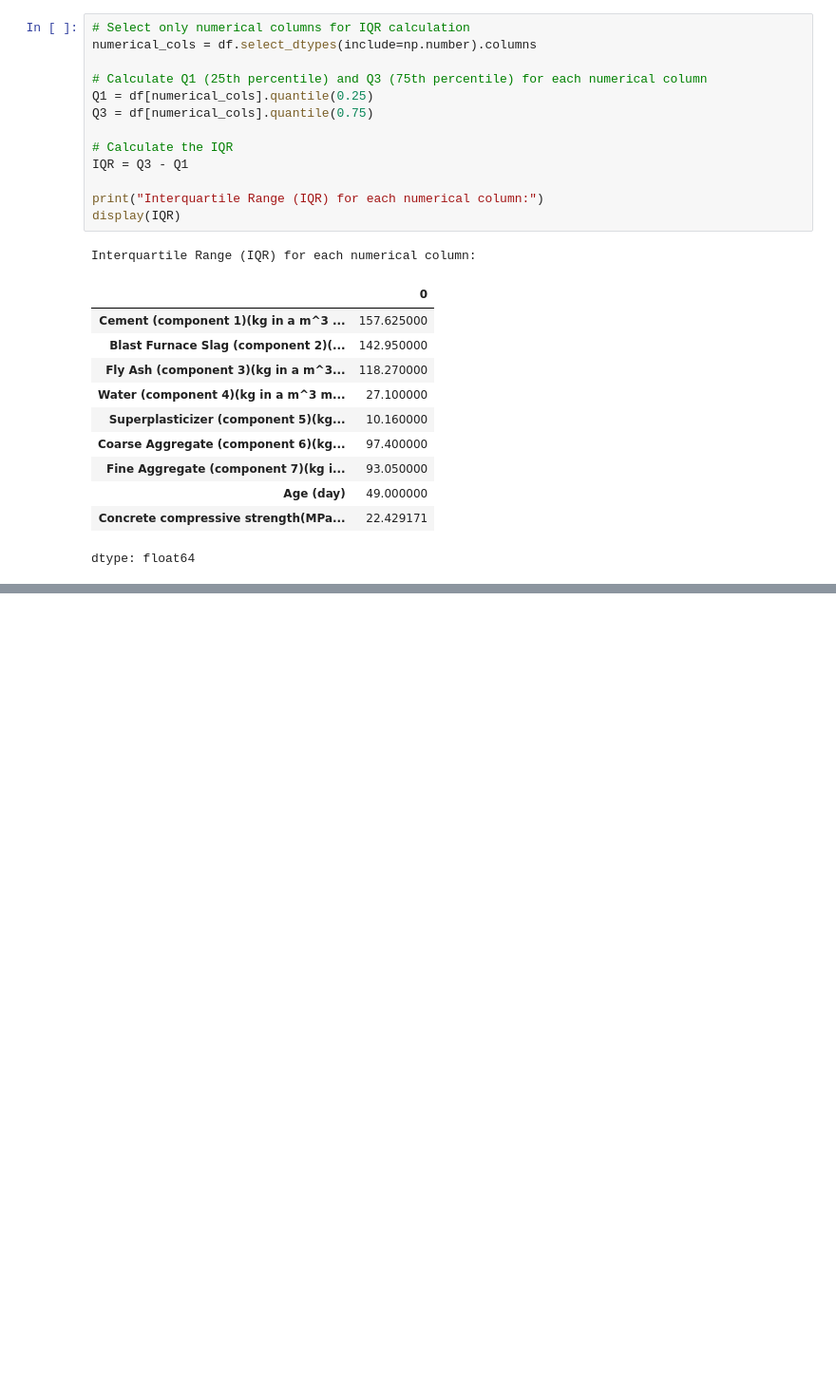
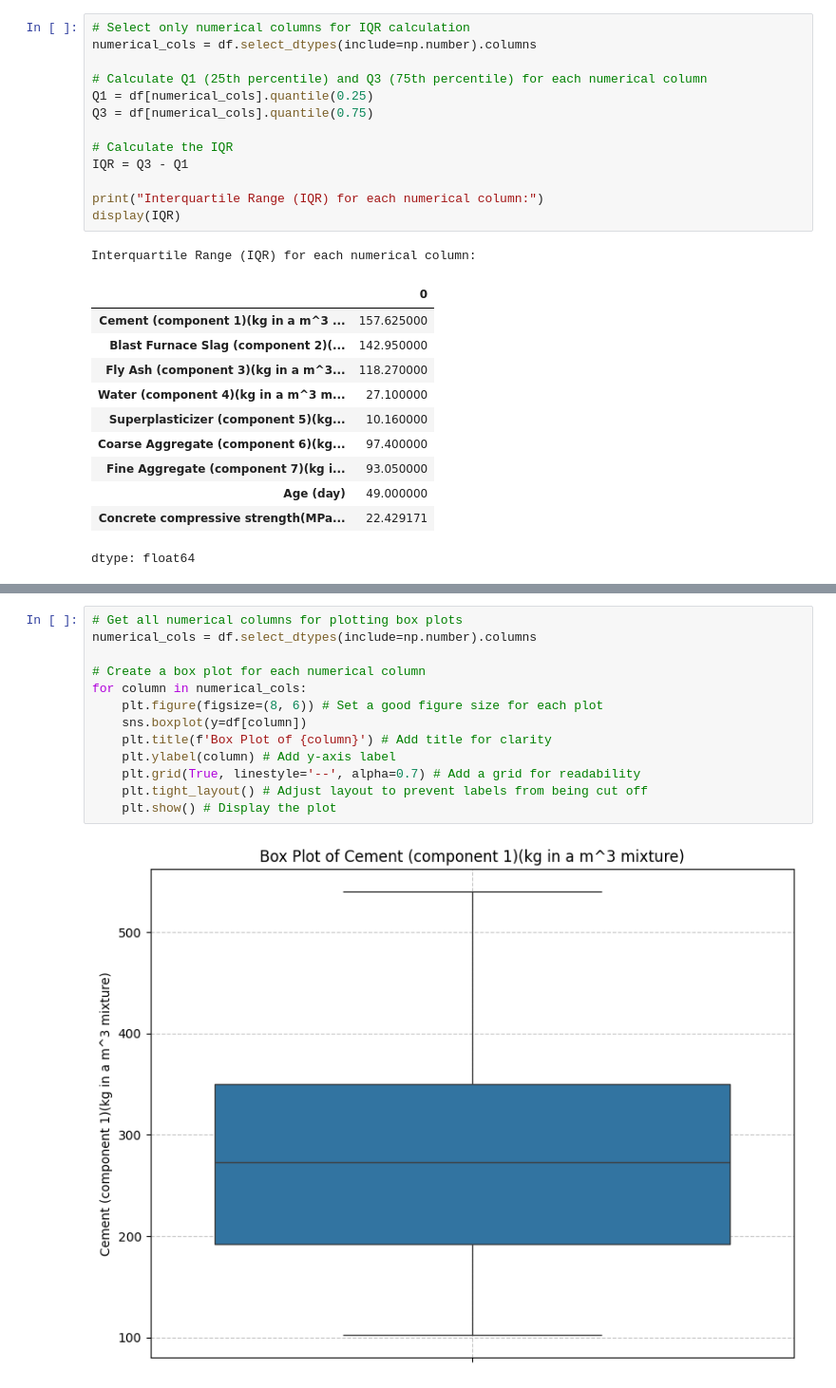
Before and after one commit to AbhishekShah272002/Machine-Learning-Study., a Jupyter notebook: Learning-Labs/Concrete_Data.ipynb, the cells around one changed output, grey strips where cells are left out. Shown at 95% size. Cells and saved outputs as stored; diff of their text form; blank space fills up the shorter version.

```diff
--- a/Learning-Labs/Concrete_Data.ipynb
+++ b/Learning-Labs/Concrete_Data.ipynb
@@ -77,0 +82,15 @@ dtype: float64
+# %%
+# Get all numerical columns for plotting box plots
+numerical_cols = df.select_dtypes(include=np.number).columns
+
+# Create a box plot for each numerical column
+for column in numerical_cols:
+    plt.figure(figsize=(8, 6)) # Set a good figure size for each plot
+    sns.boxplot(y=df[column])
+    plt.title(f'Box Plot of {column}') # Add title for clarity
+    plt.ylabel(column) # Add y-axis label
+    plt.grid(True, linestyle='--', alpha=0.7) # Add a grid for readability
+    plt.tight_layout() # Adjust layout to prevent labels from being cut off
+    plt.show() # Display the plot
+# %% [output]
+[figure, added]
```
Also changed, not shown: parts of 2 cells of this notebook.
